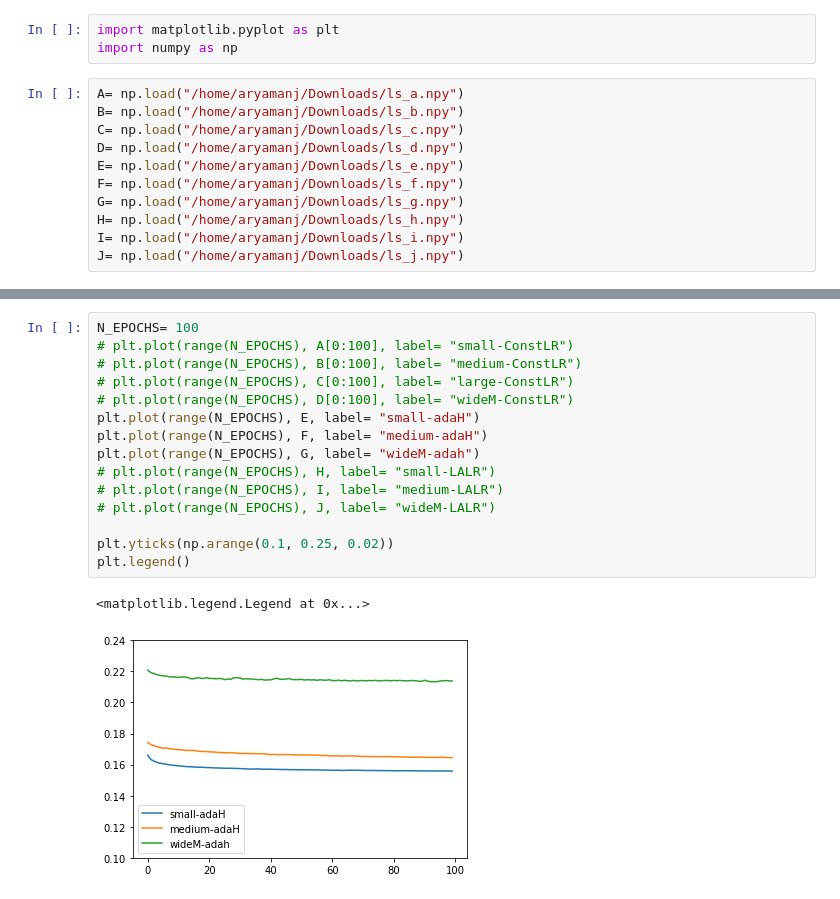
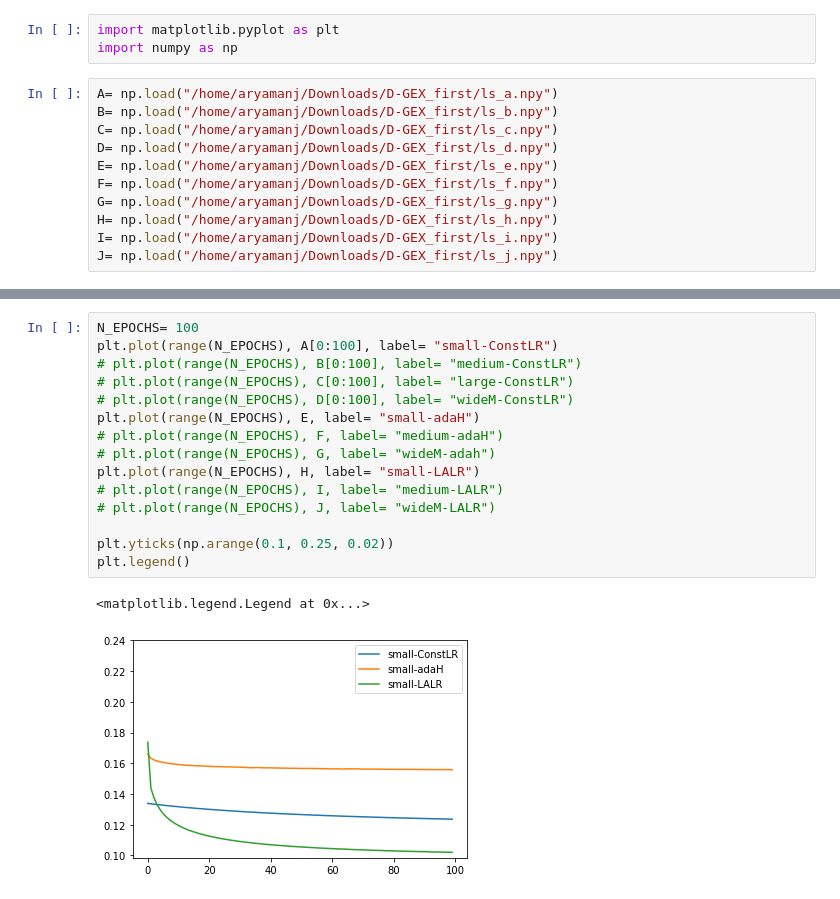
Before and after one commit to aryamanjeendgar/LogGENE, a Jupyter notebook: plots.ipynb, the cells around one changed output, grey strips where cells are left out. Cells and saved outputs as stored; diff of their text form.

```diff
--- a/plots.ipynb
+++ b/plots.ipynb
@@ -2,13 +2,13 @@
 import matplotlib.pyplot as plt
 import numpy as np
 # %%
-A= np.load("/home/aryamanj/Downloads/ls_a.npy")
-B= np.load("/home/aryamanj/Downloads/ls_b.npy")
-C= np.load("/home/aryamanj/Downloads/ls_c.npy")
-D= np.load("/home/aryamanj/Downloads/ls_d.npy")
-E= np.load("/home/aryamanj/Downloads/ls_e.npy")
-F= np.load("/home/aryamanj/Downloads/ls_f.npy")
-G= np.load("/home/aryamanj/Downloads/ls_g.npy")
-H= np.load("/home/aryamanj/Downloads/ls_h.npy")
-I= np.load("/home/aryamanj/Downloads/ls_i.npy")
-J= np.load("/home/aryamanj/Downloads/ls_j.npy")
+A= np.load("/home/aryamanj/Downloads/D-GEX_first/ls_a.npy")
+B= np.load("/home/aryamanj/Downloads/D-GEX_first/ls_b.npy")
+C= np.load("/home/aryamanj/Downloads/D-GEX_first/ls_c.npy")
+D= np.load("/home/aryamanj/Downloads/D-GEX_first/ls_d.npy")
+E= np.load("/home/aryamanj/Downloads/D-GEX_first/ls_e.npy")
+F= np.load("/home/aryamanj/Downloads/D-GEX_first/ls_f.npy")
+G= np.load("/home/aryamanj/Downloads/D-GEX_first/ls_g.npy")
+H= np.load("/home/aryamanj/Downloads/D-GEX_first/ls_h.npy")
+I= np.load("/home/aryamanj/Downloads/D-GEX_first/ls_i.npy")
+J= np.load("/home/aryamanj/Downloads/D-GEX_first/ls_j.npy")
@@ -15,18 +26,18 @@ J= np.load("/home/aryamanj/Downloads/ls_j.npy")
 # %%
 N_EPOCHS= 100
-# plt.plot(range(N_EPOCHS), A[0:100], label= "small-ConstLR")
+plt.plot(range(N_EPOCHS), A[0:100], label= "small-ConstLR")
 # plt.plot(range(N_EPOCHS), B[0:100], label= "medium-ConstLR")
 # plt.plot(range(N_EPOCHS), C[0:100], label= "large-ConstLR")
 # plt.plot(range(N_EPOCHS), D[0:100], label= "wideM-ConstLR")
 plt.plot(range(N_EPOCHS), E, label= "small-adaH")
-plt.plot(range(N_EPOCHS), F, label= "medium-adaH")
-plt.plot(range(N_EPOCHS), G, label= "wideM-adah")
-# plt.plot(range(N_EPOCHS), H, label= "small-LALR")
+# plt.plot(range(N_EPOCHS), F, label= "medium-adaH")
+# plt.plot(range(N_EPOCHS), G, label= "wideM-adah")
+plt.plot(range(N_EPOCHS), H, label= "small-LALR")
 # plt.plot(range(N_EPOCHS), I, label= "medium-LALR")
 # plt.plot(range(N_EPOCHS), J, label= "wideM-LALR")
 
 plt.yticks(np.arange(0.1, 0.25, 0.02))
 plt.legend()
 # %% [output]
 <matplotlib.legend.Legend at 0x...>
-[figure, old version]
+[figure, new version]
```
Also changed, not shown: parts of 3 cells of this notebook, 3 other files.
